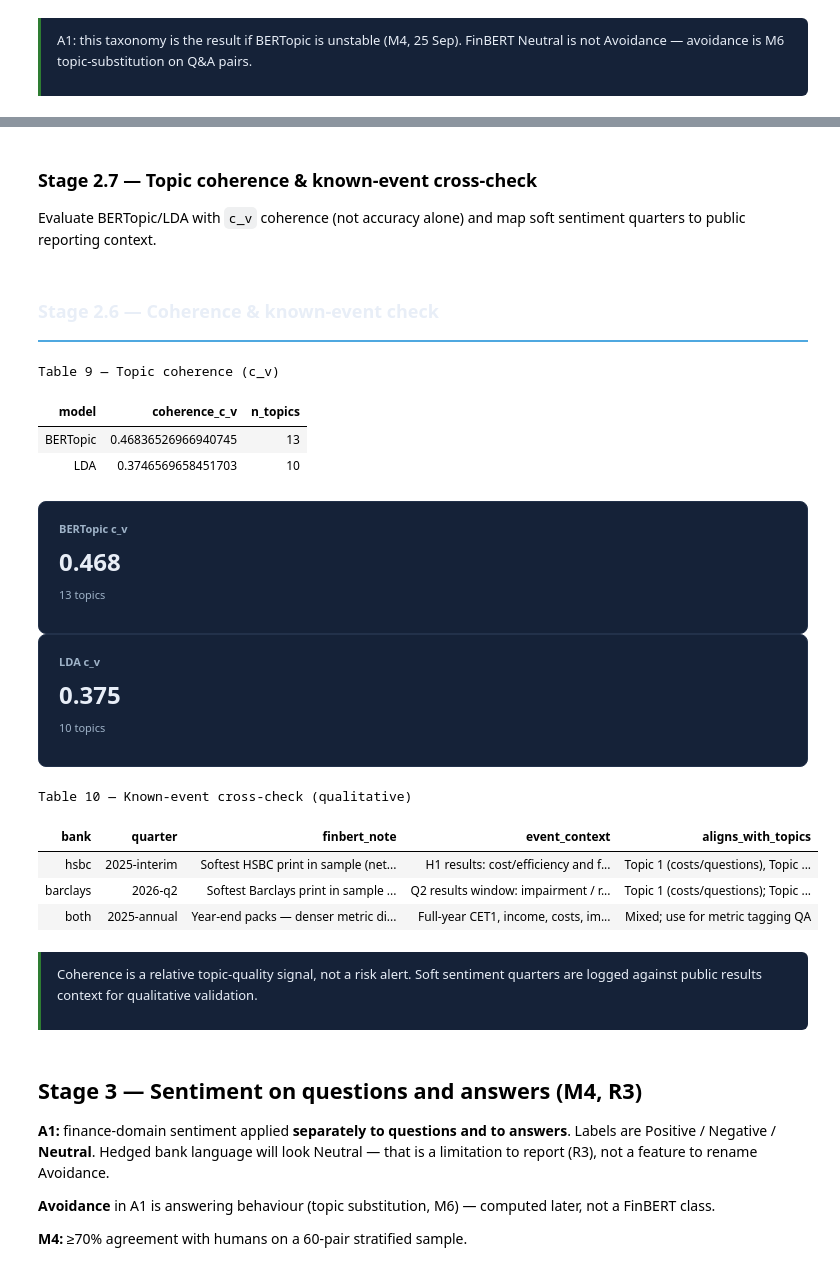
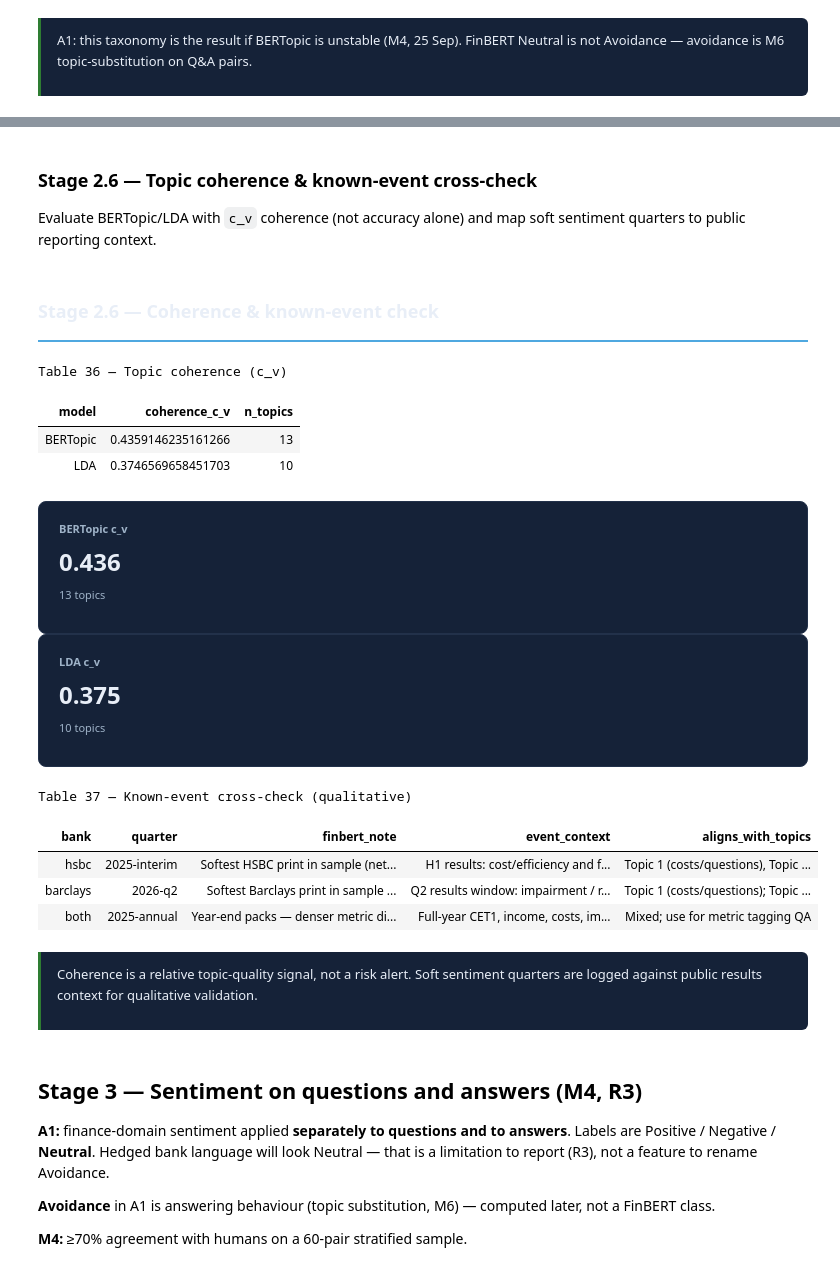
Before and after one commit to susanavenda/boe-earnings-insights, a Jupyter notebook: notebooks/boe_earnings_insights.ipynb, the cells around one changed output, grey strips where cells are left out. Drawn from its saved outputs; the diff is of its cells as text; code cells hidden in the pictures.

```diff
--- a/notebooks/boe_earnings_insights.ipynb
+++ b/notebooks/boe_earnings_insights.ipynb
@@ -1660,13 +1685,13 @@ Table 8 — LDA topics (n=10)
 | 9 | 0.013*"would" + 0.011*"growth" + ... |
 LDA run as an independent sanity check on BERTopic clusters.
 # %% [markdown]
-### Stage 2.7 — Topic coherence & known-event cross-check
+### Stage 2.6 — Topic coherence & known-event cross-check
 
 Evaluate BERTopic/LDA with `c_v` coherence (not accuracy alone) and map soft sentiment quarters to public reporting context.
 # %%
 corpus_df = _df('corpus_analyst', corpus_df if 'corpus_df' in dir() else None)
-## @title 2.7 Coherence + known events
-section_header('Stage 2.7 — Coherence & known-event check')
+## @title 2.6 Coherence + known events
+section_header('Stage 2.6 — Coherence & known-event check')
 
 from collections import Counter
 from gensim.models.coherencemodel import CoherenceModel
@@ -1724,43 +1749,43 @@ kpi_row([
 
 known_events = pd.DataFrame([
     {
         'bank': 'hsbc', 'quarter': '2025-interim',
         'finbert_note': 'Softest HSBC print in sample (net ≈ −0.13)',
         'event_context': 'H1 results: cost/efficiency and forward guidance dominate analyst Q&A; wealth/management themes also active',
         'aligns_with_topics': 'Topic 1 (costs/questions), Topic 2 (wealth)',
     },
     {
         'bank': 'barclays', 'quarter': '2026-q2',
         'finbert_note': 'Softest Barclays print in sample (net ≈ −0.11)',
         'event_context': 'Q2 results window: impairment / risk and cost questions relatively more salient vs growth franchise talk',
         'aligns_with_topics': 'Topic 1 (costs/questions); Topic 0 still large',
     },
     {
         'bank': 'both', 'quarter': '2025-annual',
         'finbert_note': 'Year-end packs — denser metric discussion',
         'event_context': 'Full-year CET1, income, costs, impairment all in IR packs → best window for structured-vs-unstructured compare',
         'aligns_with_topics': 'Mixed; use for metric tagging QA',
     },
 ])
 _save('known_events_crosscheck', known_events)
 display_table(known_events, title='Known-event cross-check (qualitative)')
 insight(
     'Coherence is a relative topic-quality signal, not a risk alert. Soft sentiment quarters are logged against public results context for qualitative validation.',
     kind='key',
 )
 # %% [output]
 Stage 2.6 — Coherence & known-event check
-Table 9 — Topic coherence (c_v)
+Table 36 — Topic coherence (c_v)
 | model | coherence_c_v | n_topics |
-| BERTopic | 0.46836526966940745 | 13 |
+| BERTopic | 0.4359146235161266 | 13 |
 | LDA | 0.3746569658451703 | 10 |
 BERTopic c_v
-0.468
+0.436
 13 topics
 LDA c_v
 0.375
 10 topics
-Table 10 — Known-event cross-check (qualitative)
+Table 37 — Known-event cross-check (qualitative)
 | bank | quarter | finbert_note | event_context | aligns_with_topics |
 | hsbc | 2025-interim | Softest HSBC print in sample (net... | H1 results: cost/efficiency and f... | Topic 1 (costs/questions), Topic ... |
 | barclays | 2026-q2 | Softest Barclays print in sample ... | Q2 results window: impairment / r... | Topic 1 (costs/questions); Topic ... |
```
Also changed, not shown: parts of 15 cells of this notebook.
